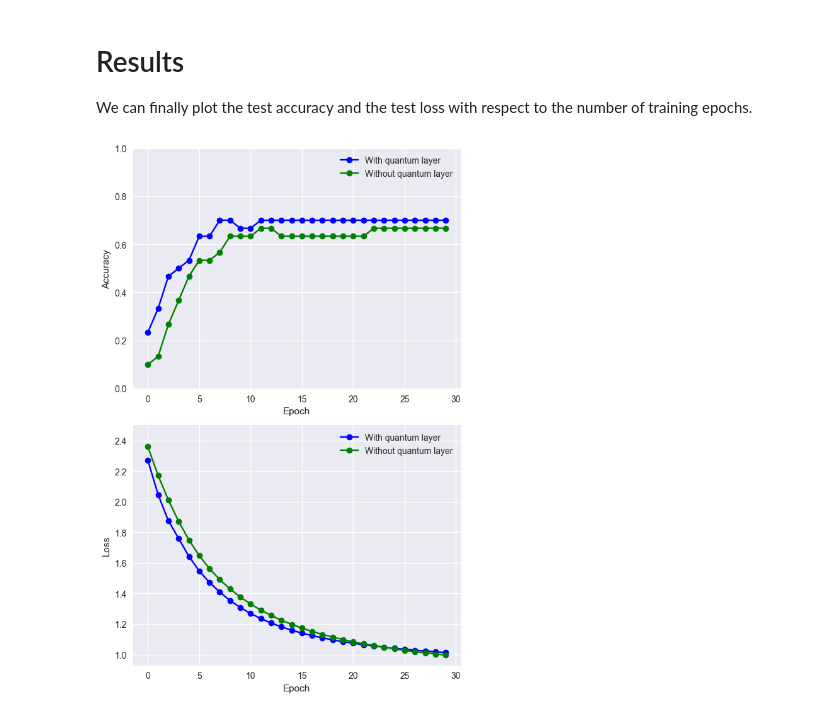
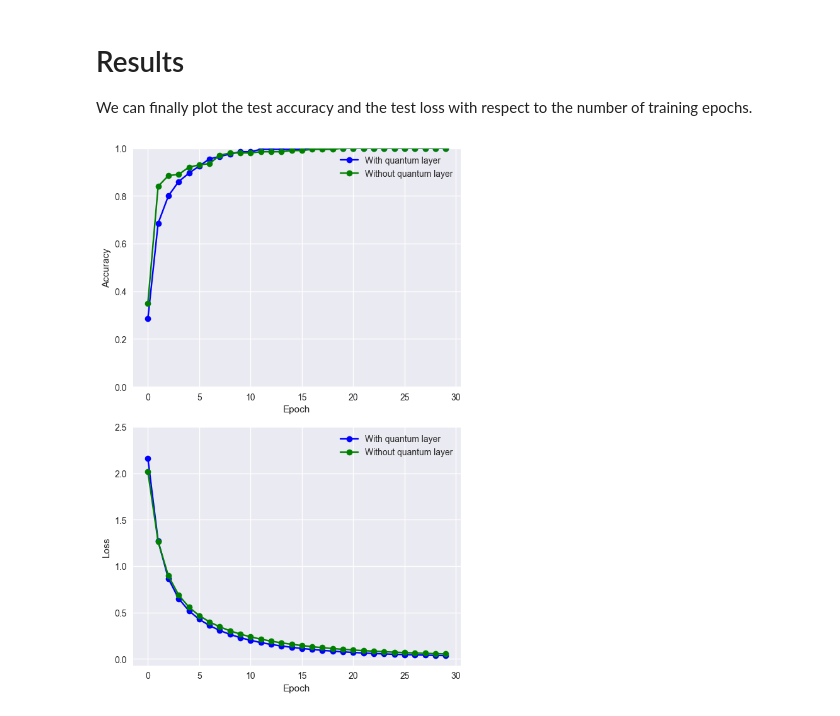
Before and after one commit to Leo11wasd/quantum_computing, a Jupyter notebook: QCNN_presentacion/QuanNN.ipynb, the cells around one changed output. Saved outputs shown, nothing was run; the diff lists cells and outputs as text; code cells hidden in the pictures.

```diff
--- a/QCNN_presentacion/QuanNN.ipynb
+++ b/QCNN_presentacion/QuanNN.ipynb
@@ -29,9 +32,9 @@ import matplotlib.pyplot as plt
 # Setting of the main hyper-parameters of the model
 # %%
 n_epochs = 30   # Number of optimization epochs
-n_layers = 1    # Number of random layers
-n_train = 50    # Size of the train dataset
-n_test = 30     # Size of the test dataset
+n_layers = 30    # Number of random layers
+n_train = 200    # Size of the train dataset
+n_test = 200    # Size of the test dataset
 
 SAVE_PATH = ""  # Data saving folder
 PREPROCESS = True           # If False, skip quantum processing and load data from SAVE_PATH
@@ -136,7 +139,7 @@ The pre-processed images will be saved in the folder ``SAVE_PATH``.
 Once saved, they can be directly loaded by setting ``PREPROCESS = False``,
 otherwise the quantum convolution is evaluated at each run of the code.
 # %%
-if PREPROCESS == True:
+if PREPROCESS == False:
     q_train_images = []
     print("Quantum pre-processing of train images:")
     for idx, img in enumerate(train_images):
@@ -224,7 +222,6 @@ q_model = MyModel()
 q_history = q_model.fit(
     q_train_images,
     train_labels,
-    validation_data=(q_test_images, test_labels),
     batch_size=4,
     epochs=n_epochs,
     verbose=2,
@@ -257,7 +254,6 @@ c_model = MyModel()
 c_history = c_model.fit(
     train_images,
     train_labels,
-    validation_data=(test_images, test_labels),
     batch_size=4,
     epochs=n_epochs,
     verbose=2,
@@ -288,23 +284,23 @@ number of training epochs.
 # %%
 import matplotlib.pyplot as plt
 
 plt.style.use("seaborn-v0_8")
 fig, (ax1, ax2) = plt.subplots(2, 1, figsize=(6, 9))
 
-ax1.plot(q_history.history["val_accuracy"], "-ob", label="With quantum layer")
-ax1.plot(c_history.history["val_accuracy"], "-og", label="Without quantum layer")
+ax1.plot(q_history.history["accuracy"], "-ob", label="With quantum layer")
+ax1.plot(c_history.history["accuracy"], "-og", label="Without quantum layer")
 ax1.set_ylabel("Accuracy")
 ax1.set_ylim([0, 1])
 ax1.set_xlabel("Epoch")
 ax1.legend()
 
-ax2.plot(q_history.history["val_loss"], "-ob", label="With quantum layer")
-ax2.plot(c_history.history["val_loss"], "-og", label="Without quantum layer")
+ax2.plot(q_history.history["loss"], "-ob", label="With quantum layer")
+ax2.plot(c_history.history["loss"], "-og", label="Without quantum layer")
 ax2.set_ylabel("Loss")
 ax2.set_ylim(top=2.5)
 ax2.set_xlabel("Epoch")
 ax2.legend()
 plt.tight_layout()
 plt.show()
 # %% [output]
-[figure, old version]
+[figure, new version]
```
Also changed, not shown: parts of 7 cells of this notebook, 2 other files.
